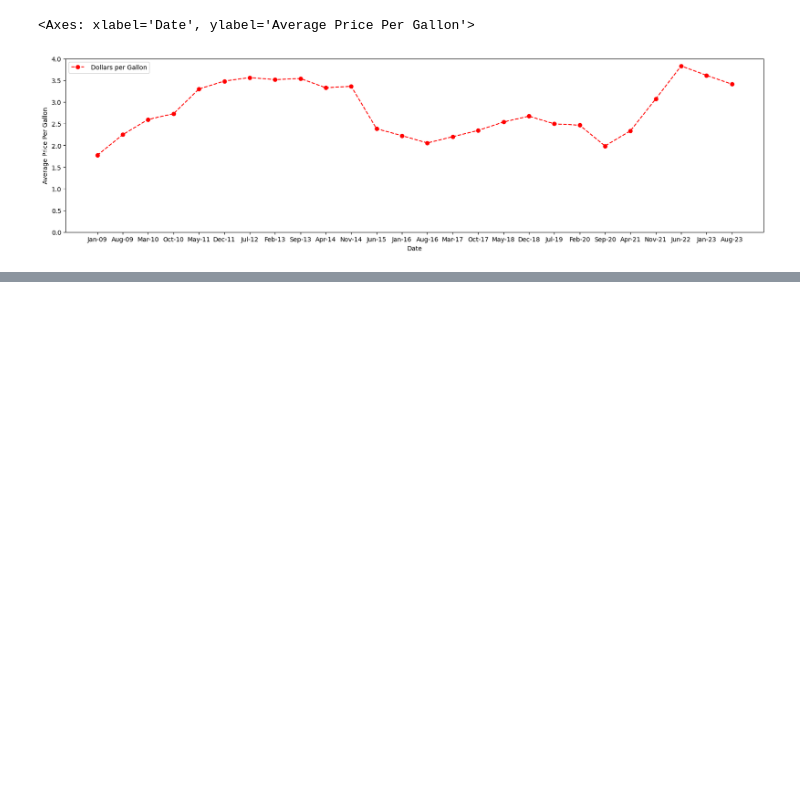
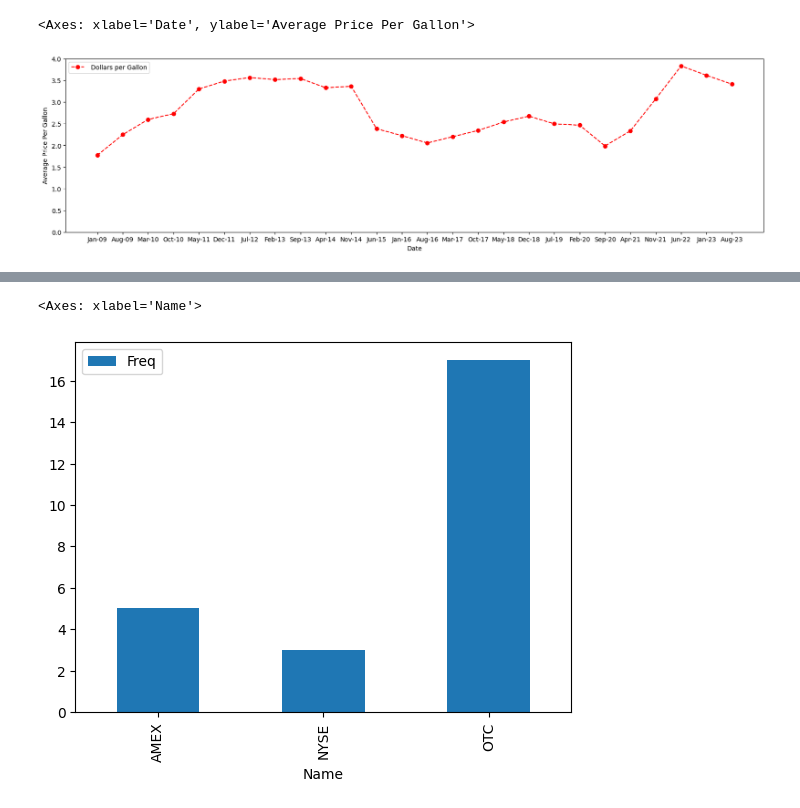
Before and after one commit to zenbaei/Data_Stats_Practice, a Jupyter notebook: Statistics_4_Business_Solutions.ipynb, the cells around one changed output, grey strips where cells are left out. Cells and saved outputs as stored; diff of their text form; code cells hidden in the pictures; blank space fills up the shorter version.

```diff
--- a/Statistics_4_Business_Solutions.ipynb
+++ b/Statistics_4_Business_Solutions.ipynb
@@ -293,0 +342,4 @@ ax.xaxis.set_major_formatter(mdates.DateFormatter('%b-%Y'))
+# %%
+shadow = pd.read_excel('/home/zenbaei/Documents/Data_Statstics_Solutions_Notebooks/Shadow_Stocks.xls')
+shadow['Exchange'] = shadow['Exchange'].str.strip()
+shadow.head()
@@ -293,0 +356,4 @@ ax.xaxis.set_major_formatter(mdates.DateFormatter('%b-%Y'))
+# %%
+amex = len(shadow[shadow['Exchange'] == 'AMEX'])
+nyse = len(shadow[shadow['Exchange'] == 'NYSE'])
+otc = len(shadow[shadow['Exchange'] == 'OTC'])
@@ -293,0 +364,4 @@ ax.xaxis.set_major_formatter(mdates.DateFormatter('%b-%Y'))
+# %%
+exchange = pd.DataFrame([('AMEX', amex), ('NYSE', nyse), ('OTC', otc)], columns=['Name', 'Freq'])
+exchange = exchange.set_index('Name')
+exchange.head()
@@ -293,0 +374,5 @@ ax.xaxis.set_major_formatter(mdates.DateFormatter('%b-%Y'))
+# %%
+exchange.plot(kind='bar')
+# %% [output]
+<Axes: xlabel='Name'>
+[figure, added]
```
Also changed, not shown: parts of 23 cells of this notebook, 1 other file.
